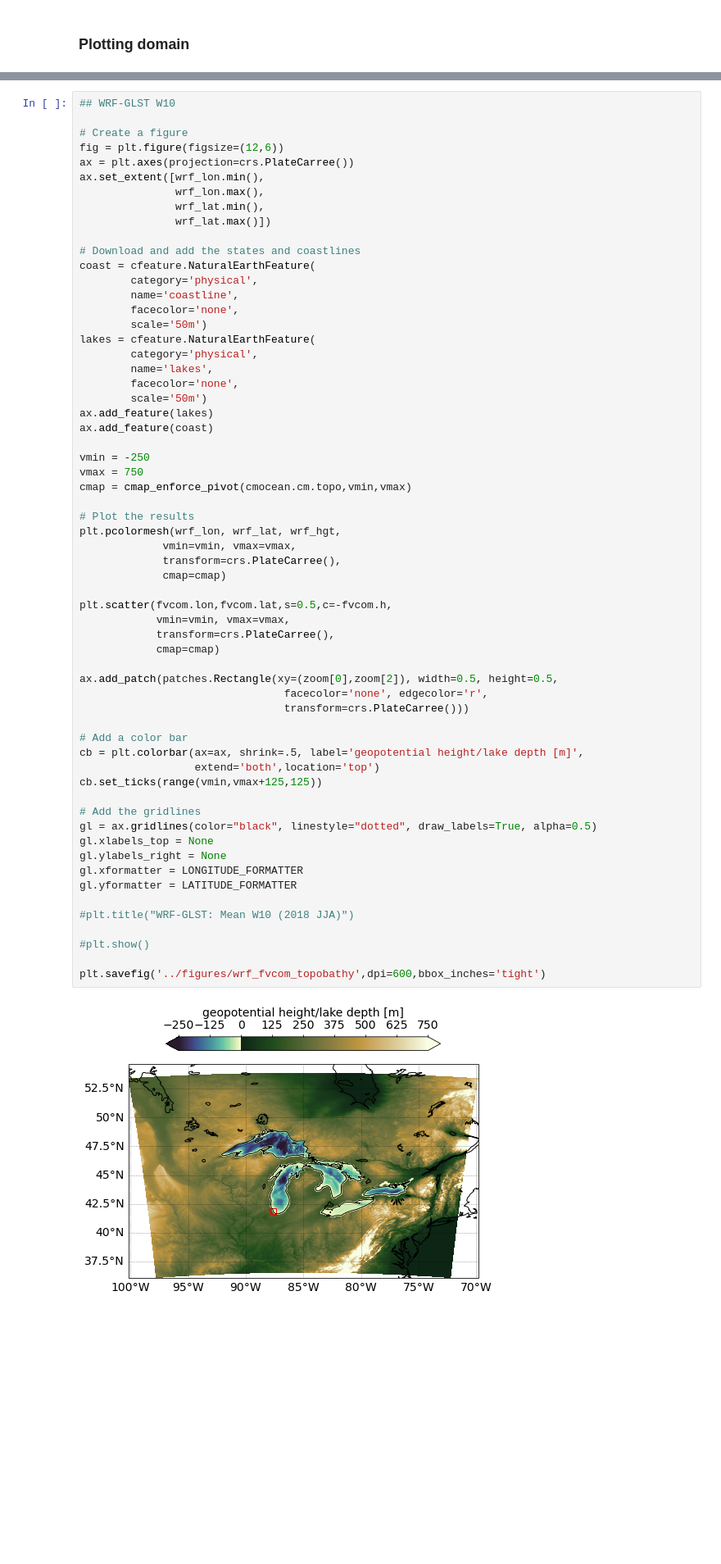
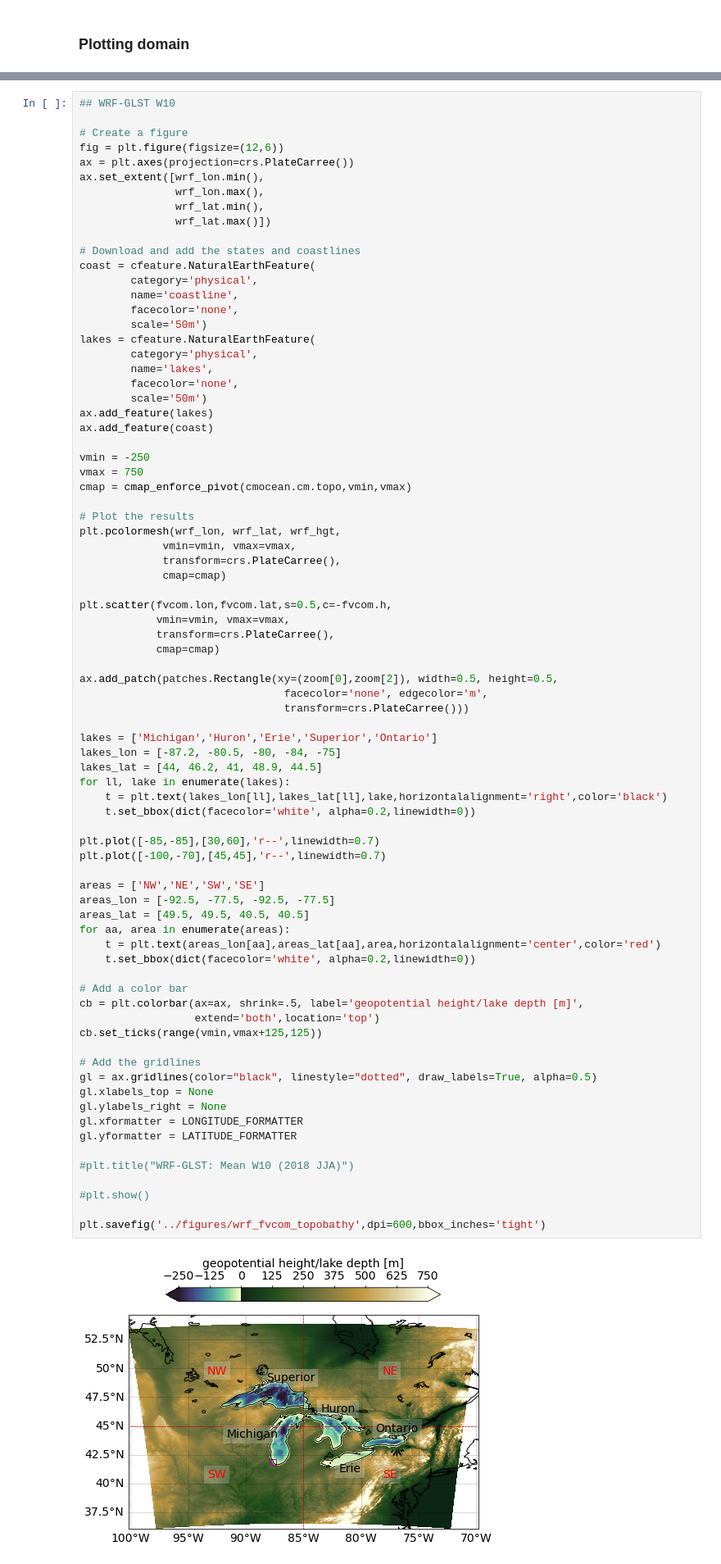
Before and after one commit to WPringle/GreatLakes_CoupledModelUQ, a Jupyter notebook: workflow/plot_domain.ipynb, the cells around one changed output, grey strips where cells are left out. Shown: that part at 82% size. Cells and saved outputs as stored; diff of their text form; blank space fills up the shorter version.

Commit message:
annotations to the domain figure

```diff
--- a/workflow/plot_domain.ipynb
+++ b/workflow/plot_domain.ipynb
@@ -102,35 +102,52 @@ plt.pcolormesh(wrf_lon, wrf_lat, wrf_hgt,
              vmin=vmin, vmax=vmax,
              transform=crs.PlateCarree(),
              cmap=cmap)
 
 plt.scatter(fvcom.lon,fvcom.lat,s=0.5,c=-fvcom.h,
             vmin=vmin, vmax=vmax,
             transform=crs.PlateCarree(),
             cmap=cmap)
 
 ax.add_patch(patches.Rectangle(xy=(zoom[0],zoom[2]), width=0.5, height=0.5,
-                                facecolor='none', edgecolor='r',
+                                facecolor='none', edgecolor='m',
                                 transform=crs.PlateCarree()))
+
+lakes = ['Michigan','Huron','Erie','Superior','Ontario']
+lakes_lon = [-87.2, -80.5, -80, -84, -75]
+lakes_lat = [44, 46.2, 41, 48.9, 44.5]
+for ll, lake in enumerate(lakes):
+    t = plt.text(lakes_lon[ll],lakes_lat[ll],lake,horizontalalignment='right',color='black')
+    t.set_bbox(dict(facecolor='white', alpha=0.2,linewidth=0))
+
+plt.plot([-85,-85],[30,60],'r--',linewidth=0.7)
+plt.plot([-100,-70],[45,45],'r--',linewidth=0.7)
+
+areas = ['NW','NE','SW','SE']
+areas_lon = [-92.5, -77.5, -92.5, -77.5]
+areas_lat = [49.5, 49.5, 40.5, 40.5]
+for aa, area in enumerate(areas):
+    t = plt.text(areas_lon[aa],areas_lat[aa],area,horizontalalignment='center',color='red')
+    t.set_bbox(dict(facecolor='white', alpha=0.2,linewidth=0))
 
 # Add a color bar
 cb = plt.colorbar(ax=ax, shrink=.5, label='geopotential height/lake depth [m]',
                   extend='both',location='top')
 cb.set_ticks(range(vmin,vmax+125,125))
 
 # Add the gridlines
 gl = ax.gridlines(color="black", linestyle="dotted", draw_labels=True, alpha=0.5)
 gl.xlabels_top = None
 gl.ylabels_right = None
 gl.xformatter = LONGITUDE_FORMATTER
 gl.yformatter = LATITUDE_FORMATTER
 
 #plt.title("WRF-GLST: Mean W10 (2018 JJA)")
 
 #plt.show()
 
 plt.savefig('../figures/wrf_fvcom_topobathy',dpi=600,bbox_inches='tight')
 # %% [output]
-[figure, old version]
+[figure, new version]
 # %%
 ## WRF-GLST W10
 
```
